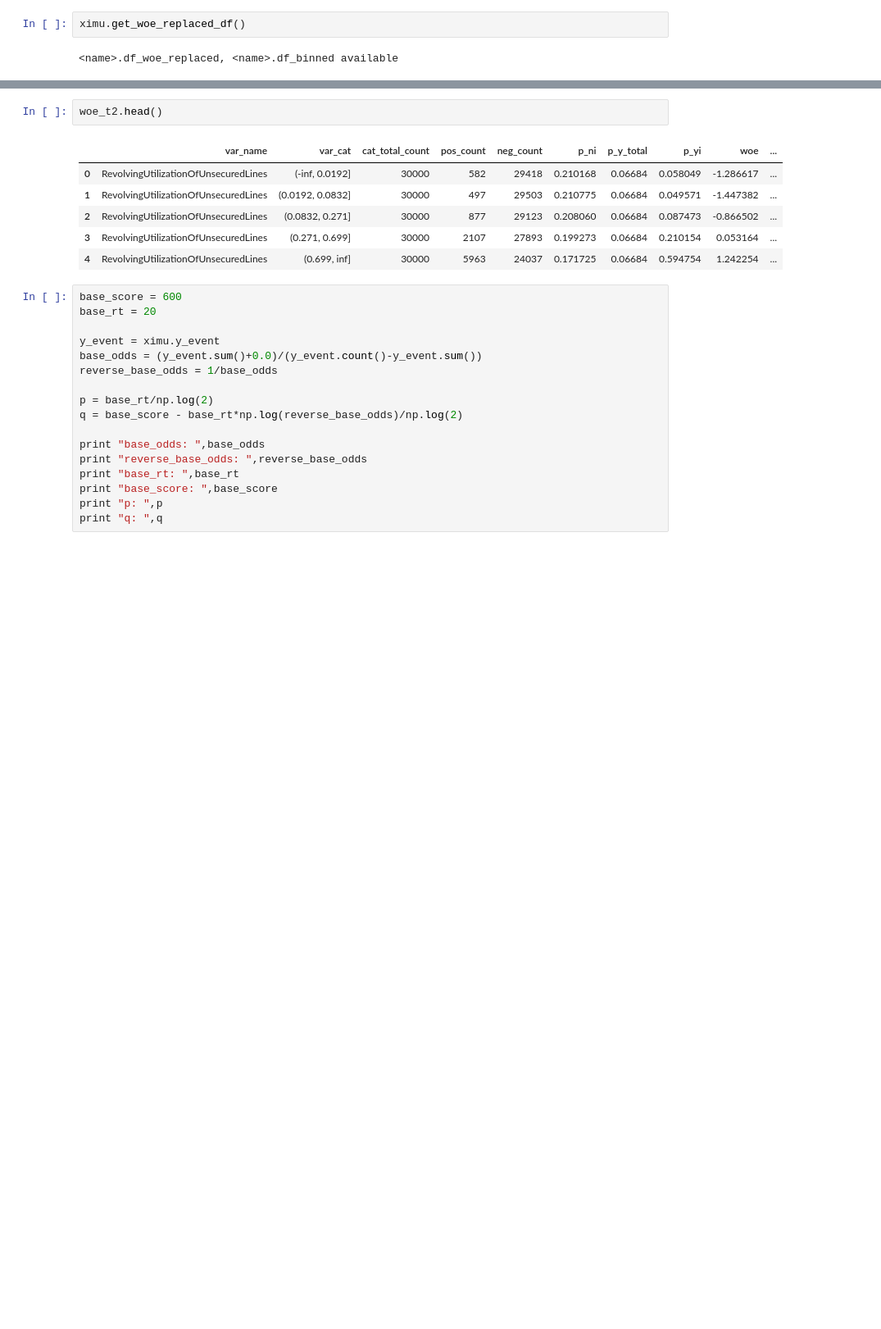
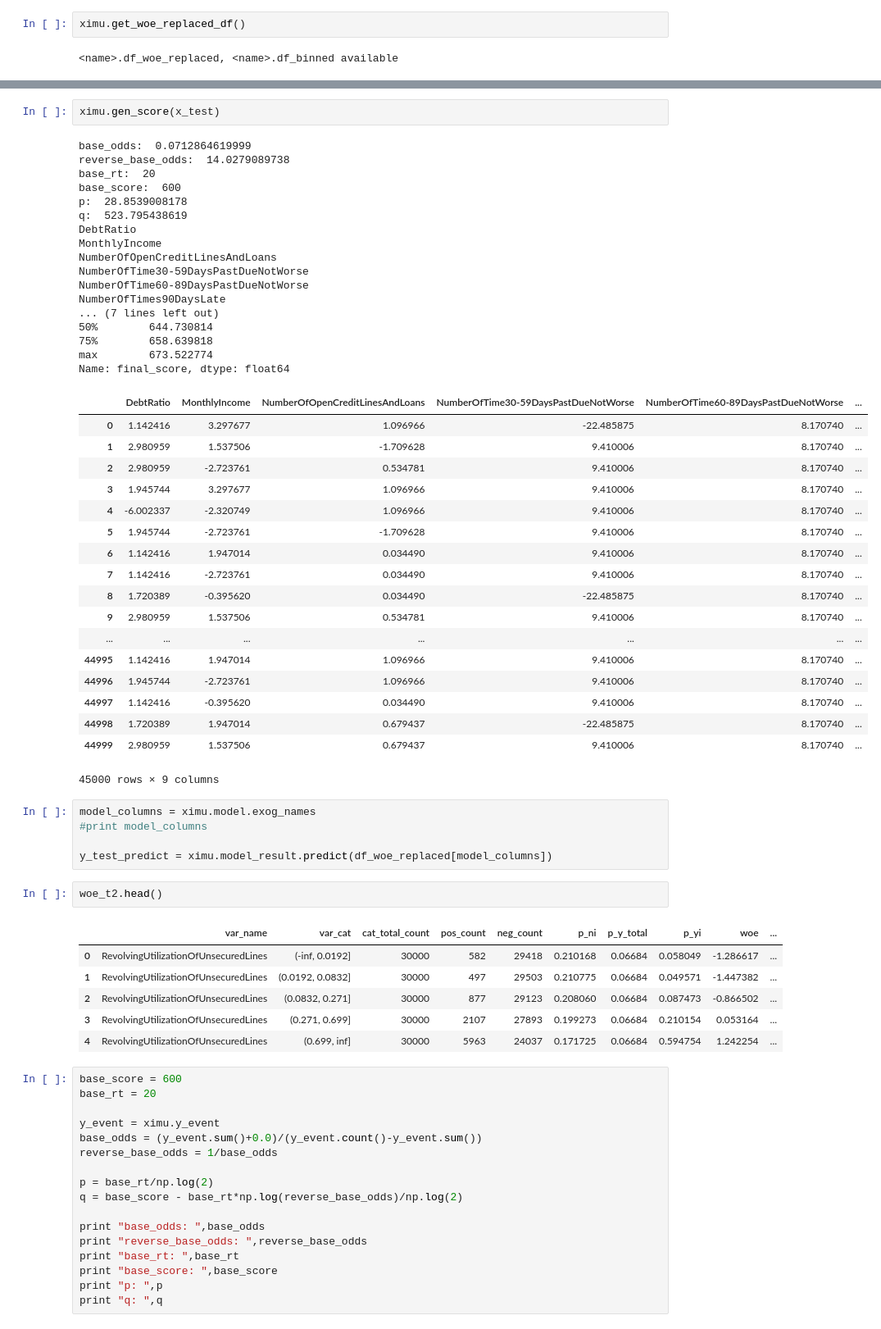
Before and after one commit to fycoopery/fy_scorecard, a Jupyter notebook: test_notebook/fy_scorecard_test.ipynb, the cells around one changed output, grey strips where cells are left out. Shown: that part at 82% size. Cells and saved outputs as stored; diff of their text form; blank space fills up the shorter version.

```diff
--- a/test_notebook/fy_scorecard_test.ipynb
+++ b/test_notebook/fy_scorecard_test.ipynb
@@ -83,3 +99,46 @@ ximu.model.exog_names
+# %%
+ximu.gen_score(x_test)
+# %% [output]
+base_odds:  0.0712864619999
+reverse_base_odds:  14.0279089738
+base_rt:  20
+base_score:  600
+p:  28.8539008178
+q:  523.795438619
+DebtRatio
+MonthlyIncome
+NumberOfOpenCreditLinesAndLoans
+NumberOfTime30-59DaysPastDueNotWorse
+NumberOfTime60-89DaysPastDueNotWorse
+NumberOfTimes90DaysLate
+... (7 lines left out)
+50%        644.730814
+75%        658.639818
+max        673.522774
+Name: final_score, dtype: float64
+|  | DebtRatio | MonthlyIncome | NumberOfOpenCreditLinesAndLoans | NumberOfTime30-59DaysPastDueNotWorse | NumberOfTime60-89DaysPastDueNotWorse | ... |
+| 0 | 1.142416 | 3.297677 | 1.096966 | -22.485875 | 8.170740 | ... |
+| 1 | 2.980959 | 1.537506 | -1.709628 | 9.410006 | 8.170740 | ... |
+| 2 | 2.980959 | -2.723761 | 0.534781 | 9.410006 | 8.170740 | ... |
+| 3 | 1.945744 | 3.297677 | 1.096966 | 9.410006 | 8.170740 | ... |
+| 4 | -6.002337 | -2.320749 | 1.096966 | 9.410006 | 8.170740 | ... |
+| 5 | 1.945744 | -2.723761 | -1.709628 | 9.410006 | 8.170740 | ... |
+| 6 | 1.142416 | 1.947014 | 0.034490 | 9.410006 | 8.170740 | ... |
+| 7 | 1.142416 | -2.723761 | 0.034490 | 9.410006 | 8.170740 | ... |
+| 8 | 1.720389 | -0.395620 | 0.034490 | -22.485875 | 8.170740 | ... |
+| 9 | 2.980959 | 1.537506 | 0.534781 | 9.410006 | 8.170740 | ... |
+| ... | ... | ... | ... | ... | ... | ... |
+| 44995 | 1.142416 | 1.947014 | 1.096966 | 9.410006 | 8.170740 | ... |
+| 44996 | 1.945744 | -2.723761 | 1.096966 | 9.410006 | 8.170740 | ... |
+| 44997 | 1.142416 | -0.395620 | 0.034490 | 9.410006 | 8.170740 | ... |
+| 44998 | 1.720389 | 1.947014 | 0.679437 | -22.485875 | 8.170740 | ... |
+| 44999 | 2.980959 | 1.537506 | 0.679437 | 9.410006 | 8.170740 | ... |
+45000 rows × 9 columns
+# %%
+model_columns = ximu.model.exog_names
+#print model_columns
+
+y_test_predict = ximu.model_result.predict(df_woe_replaced[model_columns])
 # %%
 woe_t2.head()
 # %% [output]
```
Also changed, not shown: parts of 12 cells of this notebook, 1 other file.
